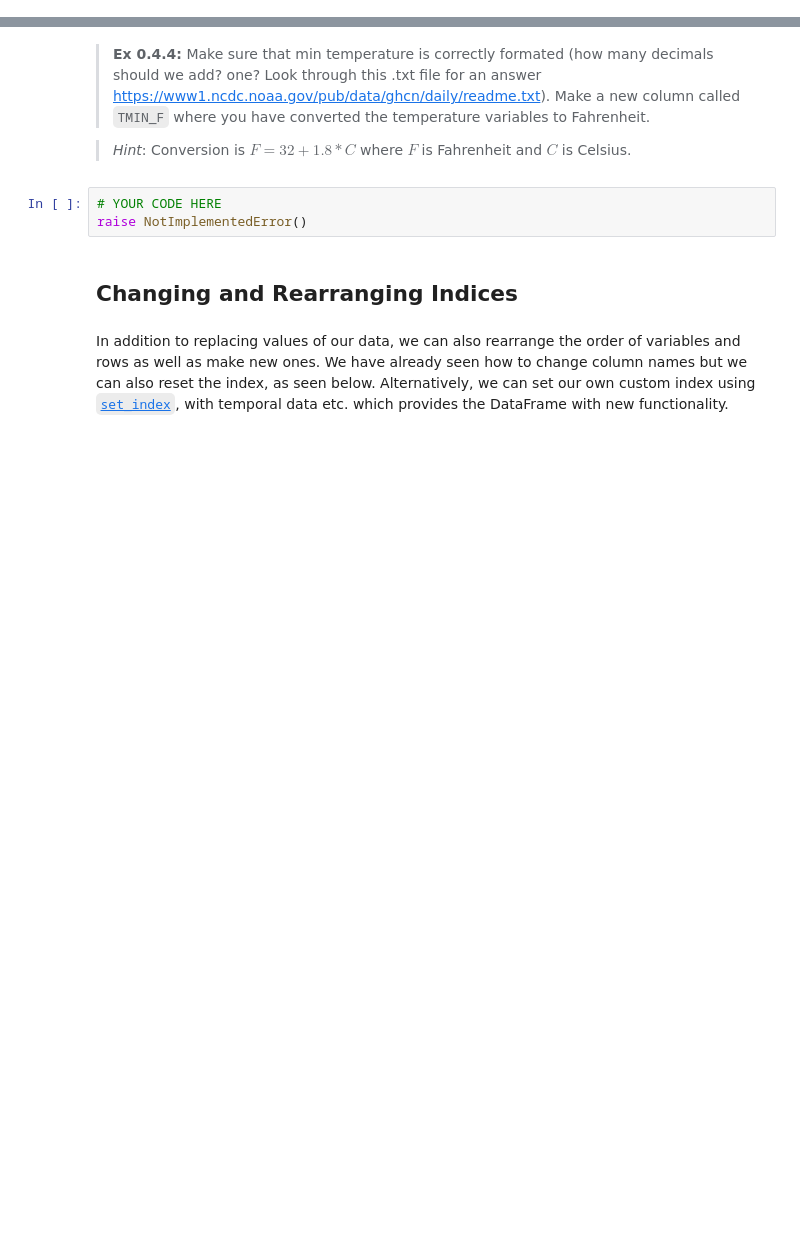
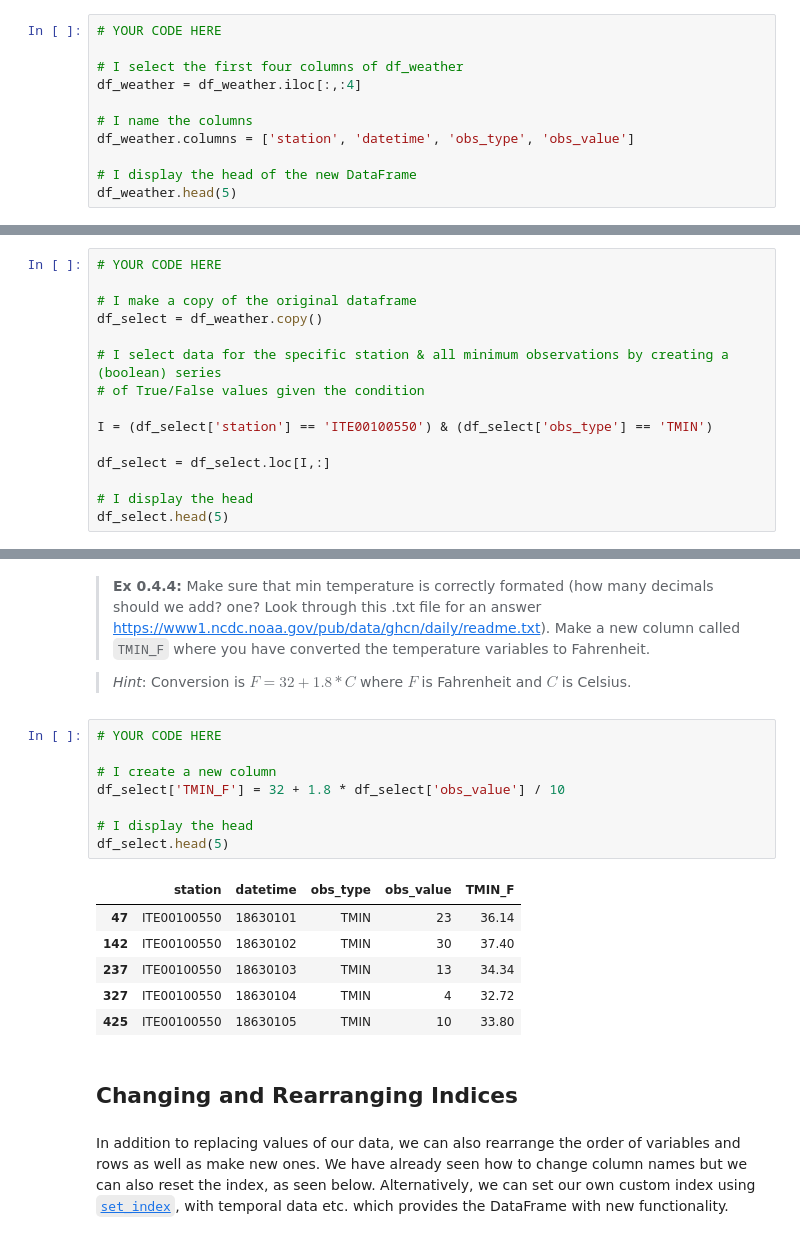
Before and after one commit to mcp656/isds2024, a Jupyter notebook: assignments/assignment0/assignment_0.ipynb, the cells around one changed output, grey strips where cells are left out. Drawn from its saved outputs; the diff is of its cells as text; blank space fills up the shorter version.

```diff
--- a/assignments/assignment0/assignment_0.ipynb
+++ b/assignments/assignment0/assignment_0.ipynb
@@ -994,0 +1128,11 @@ raise NotImplementedError()
+# %%
+# YOUR CODE HERE
+
+# I select the first four columns of df_weather
+df_weather = df_weather.iloc[:,:4]
+
+# I name the columns
+df_weather.columns = ['station', 'datetime', 'obs_type', 'obs_value']
+
+# I display the head of the new DataFrame
+df_weather.head(5)
@@ -1039,0 +1239,15 @@ raise NotImplementedError()
+# %%
+# YOUR CODE HERE
+
+# I make a copy of the original dataframe
+df_select = df_weather.copy()
+
+# I select data for the specific station & all minimum observations by creating a (boolean) series
+# of True/False values given the condition
+
+I = (df_select['station'] == 'ITE00100550') & (df_select['obs_type'] == 'TMIN')
+
+df_select = df_select.loc[I,:]
+
+# I display the head
+df_select.head(5)
@@ -1041,9 +1269,21 @@ raise NotImplementedError()
 > **Ex 0.4.4:** Make sure that min temperature is correctly formated (how many decimals should we add? one? Look through this .txt file for an answer https://www1.ncdc.noaa.gov/pub/data/ghcn/daily/readme.txt). Make a new column called `TMIN_F` where you have converted the temperature variables to Fahrenheit.
 
 > *Hint*: Conversion is $F = 32 + 1.8*C$ where $F$ is Fahrenheit and $C$ is Celsius.
-# %%
-# YOUR CODE HERE
-raise NotImplementedError()
+# %%
+# YOUR CODE HERE
+
+# I create a new column
+df_select['TMIN_F'] = 32 + 1.8 * df_select['obs_value'] / 10
+
+# I display the head
+df_select.head(5)
+# %% [output]
+|  | station | datetime | obs_type | obs_value | TMIN_F |
+| 47 | ITE00100550 | 18630101 | TMIN | 23 | 36.14 |
+| 142 | ITE00100550 | 18630102 | TMIN | 30 | 37.40 |
+| 237 | ITE00100550 | 18630103 | TMIN | 13 | 34.34 |
+| 327 | ITE00100550 | 18630104 | TMIN | 4 | 32.72 |
+| 425 | ITE00100550 | 18630105 | TMIN | 10 | 33.80 |
 # %% [markdown]
 ## Changing and Rearranging Indices
 # %% [markdown]
```
Also changed, not shown: parts of 43 cells of this notebook, 1 other file.
